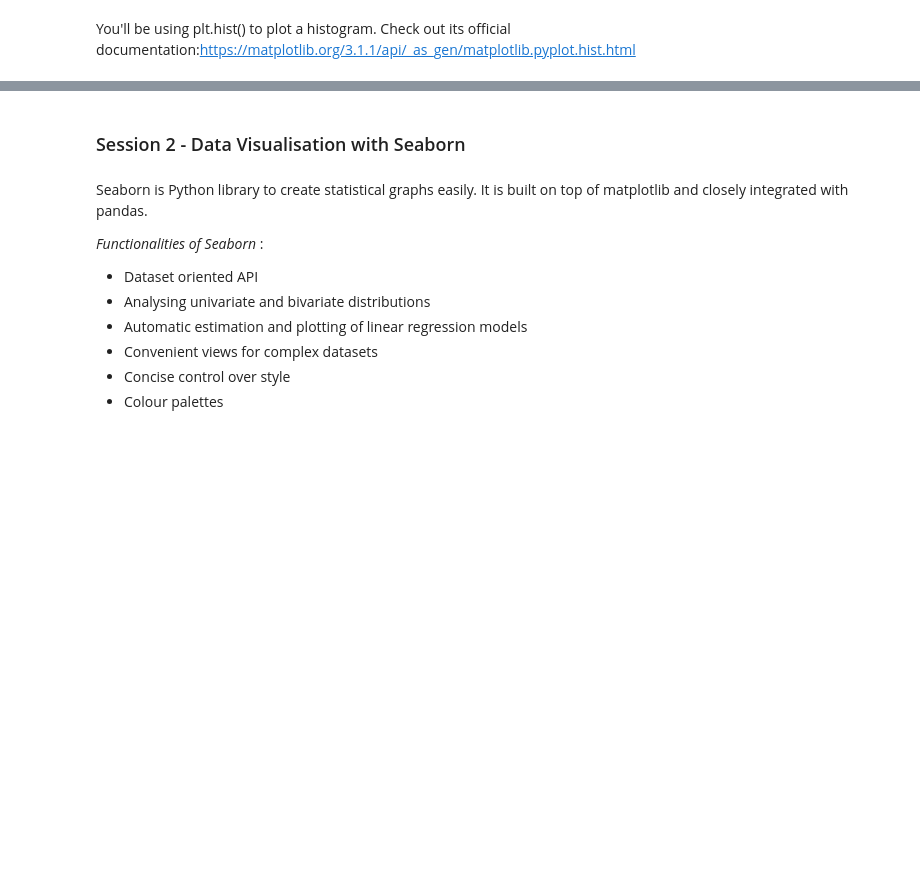
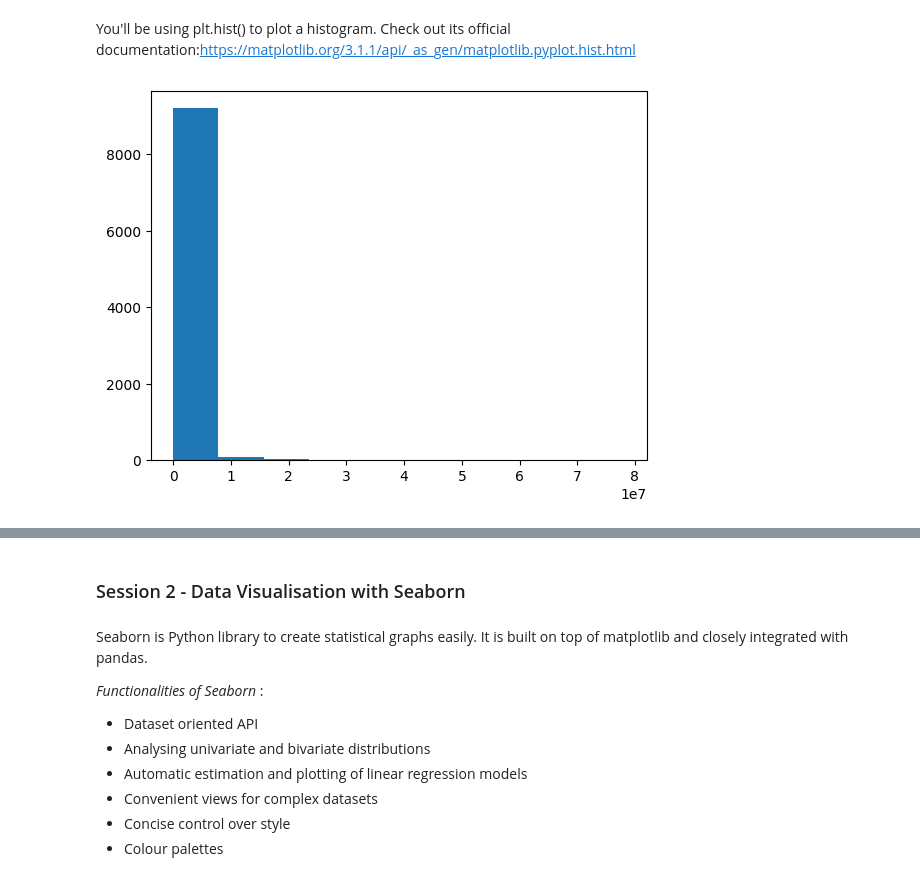
Before and after one commit to shmanth/Data-Visualisation-in-Python---Case-Study-IIITB-Assignment, a Jupyter notebook: Data_Visualisation_in_Python_Case_Study.ipynb, the cells around one changed output, grey strips where cells are left out. Cells and saved outputs as stored; diff of their text form; code cells hidden in the pictures; blank space fills up the shorter version.

```diff
--- a/Data_Visualisation_in_Python_Case_Study.ipynb
+++ b/Data_Visualisation_in_Python_Case_Study.ipynb
@@ -213,2 +674,4 @@ Using a box plot you can identify the outliers as follows:
 # %%
 #Clean the Price column again
+gplay=gplay[gplay["Price"]<=30]
+gplay.shape
@@ -226,5 +691,9 @@ You can adjust the number of bins to improve its granularity
 You'll be using plt.hist() to plot a histogram. Check out its official documentation:https://matplotlib.org/3.1.1/api/_as_gen/matplotlib.pyplot.hist.html
 # %%
 #Create a histogram of the Reviews
+plt.hist(gplay["Reviews"], bins=10)
+plt.show()
+# %% [output]
+[figure, added]
 # %%
 #Create a boxplot of the Reviews column
```
Also changed, not shown: parts of 66 cells of this notebook.
